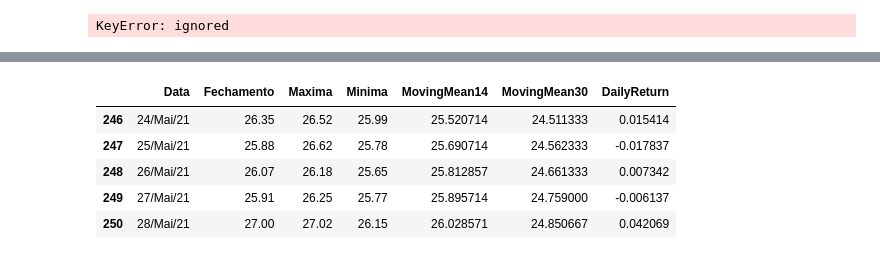
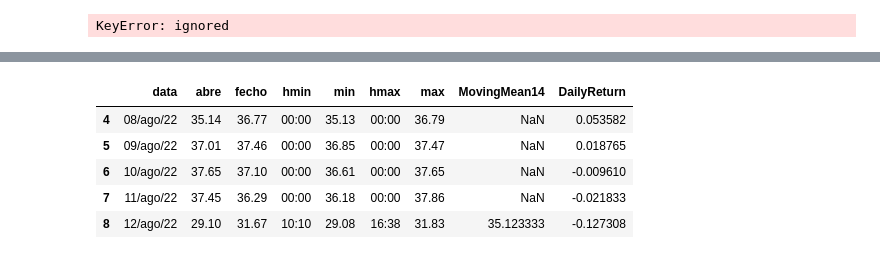
Before and after one commit to pcpiscator/Ciencia-de-dados, a Jupyter notebook: ADVFNMercfin.ipynb, the cells around one changed output, grey strips where cells are left out. Cells and saved outputs as stored; diff of their text form; code cells hidden in the pictures.

```diff
--- a/ADVFNMercfin.ipynb
+++ b/ADVFNMercfin.ipynb
@@ -144,13 +137,13 @@ df.plot(figsize=(15, 4), title='Ações Petrobras-PETR4', grid=True)
 # %%
-df['MovingMean14'] = df.Fechamento.rolling(14).mean()  # Média movel de 14 dias do Fechamento
-df['MovingMean30'] = df.Fechamento.rolling(30).mean()  # Média movel de 30 dias do Fechamento
-df['DailyReturn'] = df.Fechamento.pct_change()              # Retorno diario percentual
+df['MovingMean14'] = df.fecho.rolling(9).mean()  # Média movel de 14 dias do Fechamento
+#df['MovingMean30'] = df.Fechamento.rolling(30).mean()  # Média movel de 30 dias do Fechamento
+df['DailyReturn'] = df.fecho.pct_change()              # Retorno diario percentual
 df.tail()
 # %% [output]
-|  | Data | Fechamento | Maxima | Minima | MovingMean14 | MovingMean30 | DailyReturn |
-| 246 | 24/Mai/21 | 26.35 | 26.52 | 25.99 | 25.520714 | 24.511333 | 0.015414 |
-| 247 | 25/Mai/21 | 25.88 | 26.62 | 25.78 | 25.690714 | 24.562333 | -0.017837 |
-| 248 | 26/Mai/21 | 26.07 | 26.18 | 25.65 | 25.812857 | 24.661333 | 0.007342 |
-| 249 | 27/Mai/21 | 25.91 | 26.25 | 25.77 | 25.895714 | 24.759000 | -0.006137 |
-| 250 | 28/Mai/21 | 27.00 | 27.02 | 26.15 | 26.028571 | 24.850667 | 0.042069 |
+|  | data | abre | fecho | hmin | min | hmax | max | MovingMean14 | DailyReturn |
+| 4 | 08/ago/22 | 35.14 | 36.77 | 00:00 | 35.13 | 00:00 | 36.79 | NaN | 0.053582 |
+| 5 | 09/ago/22 | 37.01 | 37.46 | 00:00 | 36.85 | 00:00 | 37.47 | NaN | 0.018765 |
+| 6 | 10/ago/22 | 37.65 | 37.10 | 00:00 | 36.61 | 00:00 | 37.65 | NaN | -0.009610 |
+| 7 | 11/ago/22 | 37.45 | 36.29 | 00:00 | 36.18 | 00:00 | 37.86 | NaN | -0.021833 |
+| 8 | 12/ago/22 | 29.10 | 31.67 | 10:10 | 29.08 | 16:38 | 31.83 | 35.123333 | -0.127308 |
 # %%
```
Also changed, not shown: parts of 18 cells of this notebook.
